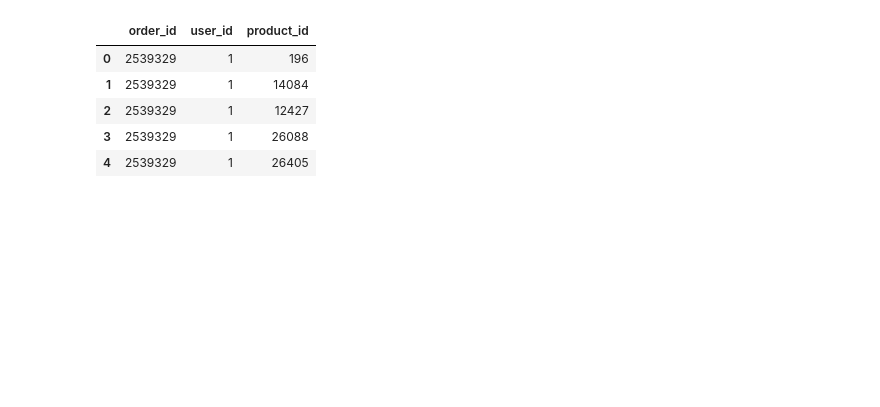
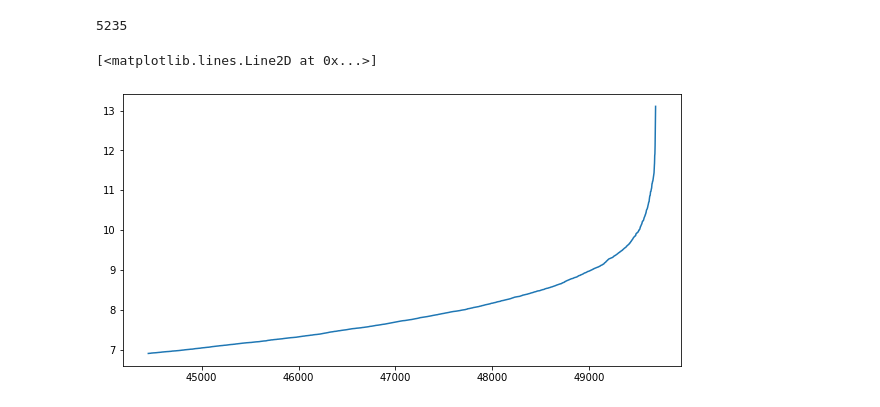
Before and after one commit to NihPat95/Instacart-Market-Analysis, a Jupyter notebook: Data_Formatting.ipynb, the cells around one changed output. Drawn from its saved outputs; the diff is of its cells as text; code cells hidden in the pictures; blank space fills up the shorter version.

```diff
--- a/Data_Formatting.ipynb
+++ b/Data_Formatting.ipynb
@@ -124,14 +172,17 @@ display(orders_products.head())
-# %%
-# Merge order_products with orders to get user information
-customer_orders = pd.merge(orders, orders_products,
-                           how='inner', left_on='order_id', right_on='order_id')
-display(customer_orders.head())
-# %% [output]
-|  | order_id | user_id | product_id |
-| 0 | 2539329 | 1 | 196 |
-| 1 | 2539329 | 1 | 14084 |
-| 2 | 2539329 | 1 | 12427 |
-| 3 | 2539329 | 1 | 26088 |
-| 4 | 2539329 | 1 | 26405 |
+# %%
+counts = customer_orders.groupby('product_id').size()
+counts = counts.sort_values(axis=0, ascending=True)
+minimum_occurrence = 1000
+for index, count in enumerate(counts.values):
+    if count > minimum_occurrence:
+        break
+
+print(len(counts) - index)
+fig, ax = plt.subplots(figsiz ce=(10, 5))
+ax.plot(np.arange(start=index, stop=len(counts), step=1), np.log(counts.values[index:]))
+# %% [output]
+5235
+[<matplotlib.lines.Line2D at 0x...>]
+[figure, added]
 # %%
 # Group by order id to create our basket
```
Also changed, not shown: parts of 13 cells of this notebook.
